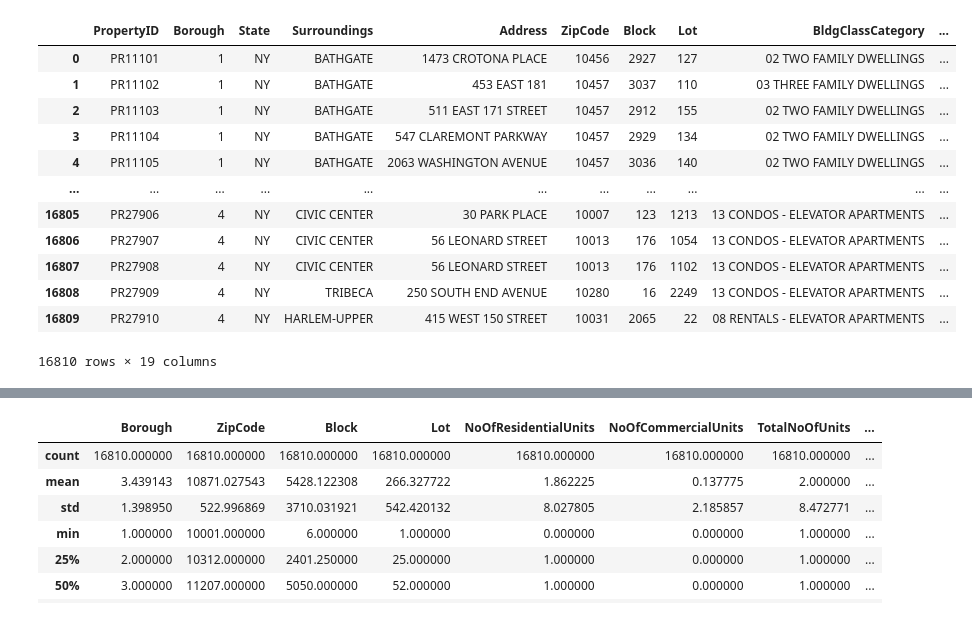
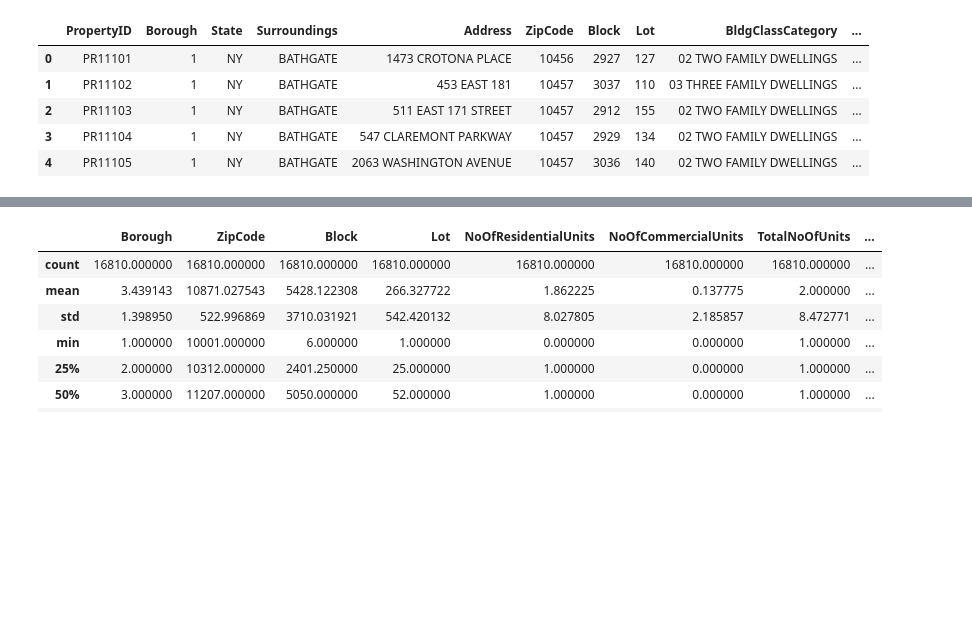
Before and after one commit to Marcos-Verdi/DA_Reg_propertyPrices, a Jupyter notebook: property_value_analysis.ipynb, the cells around one changed output, grey strips where cells are left out. Saved outputs shown, nothing was run; the diff lists cells and outputs as text; code cells hidden in the pictures; blank space fills up the shorter version.

```diff
--- a/property_value_analysis.ipynb
+++ b/property_value_analysis.ipynb
@@ -5,21 +5,14 @@ import seaborn as sns
 import matplotlib.pyplot as plt
 # %%
 df = pd.read_excel("Train.xlsx")
-df
+df.head(5)
 # %% [output]
 |  | PropertyID | Borough | State | Surroundings | Address | ZipCode | Block | Lot | BldgClassCategory | ... |
 | 0 | PR11101 | 1 | NY | BATHGATE | 1473 CROTONA PLACE | 10456 | 2927 | 127 | 02 TWO FAMILY DWELLINGS | ... |
 | 1 | PR11102 | 1 | NY | BATHGATE | 453 EAST 181 | 10457 | 3037 | 110 | 03 THREE FAMILY DWELLINGS | ... |
 | 2 | PR11103 | 1 | NY | BATHGATE | 511 EAST 171 STREET | 10457 | 2912 | 155 | 02 TWO FAMILY DWELLINGS | ... |
 | 3 | PR11104 | 1 | NY | BATHGATE | 547 CLAREMONT PARKWAY | 10457 | 2929 | 134 | 02 TWO FAMILY DWELLINGS | ... |
 | 4 | PR11105 | 1 | NY | BATHGATE | 2063 WASHINGTON AVENUE | 10457 | 3036 | 140 | 02 TWO FAMILY DWELLINGS | ... |
-| ... | ... | ... | ... | ... | ... | ... | ... | ... | ... | ... |
-| 16805 | PR27906 | 4 | NY | CIVIC CENTER | 30 PARK PLACE | 10007 | 123 | 1213 | 13 CONDOS - ELEVATOR APARTMENTS | ... |
-| 16806 | PR27907 | 4 | NY | CIVIC CENTER | 56 LEONARD STREET | 10013 | 176 | 1054 | 13 CONDOS - ELEVATOR APARTMENTS | ... |
-| 16807 | PR27908 | 4 | NY | CIVIC CENTER | 56 LEONARD STREET | 10013 | 176 | 1102 | 13 CONDOS - ELEVATOR APARTMENTS | ... |
-| 16808 | PR27909 | 4 | NY | TRIBECA | 250 SOUTH END AVENUE | 10280 | 16 | 2249 | 13 CONDOS - ELEVATOR APARTMENTS | ... |
-| 16809 | PR27910 | 4 | NY | HARLEM-UPPER | 415 WEST 150 STREET | 10031 | 2065 | 22 | 08 RENTALS - ELEVATOR APARTMENTS | ... |
-16810 rows × 19 columns
 # %%
 df.info()
 # %% [output]
```
Also changed, not shown: parts of 10 cells of this notebook.
